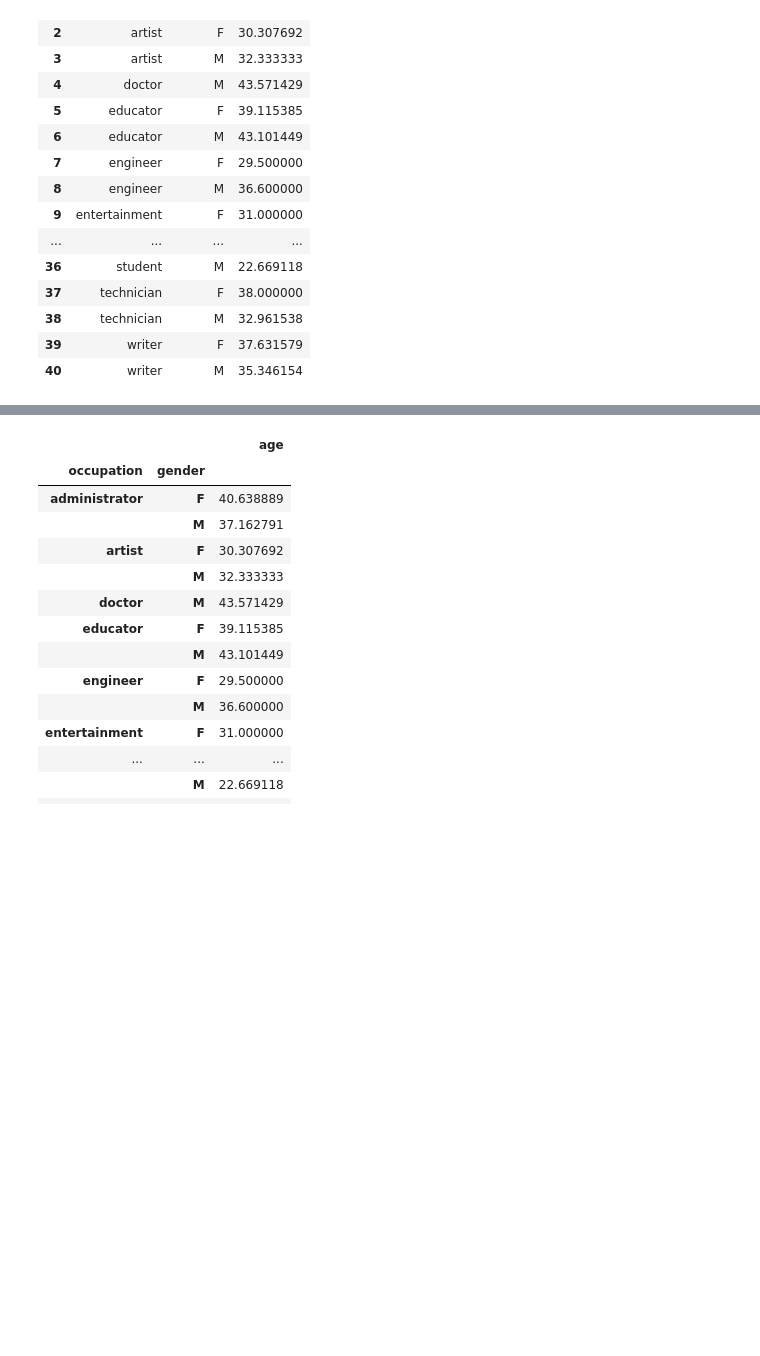
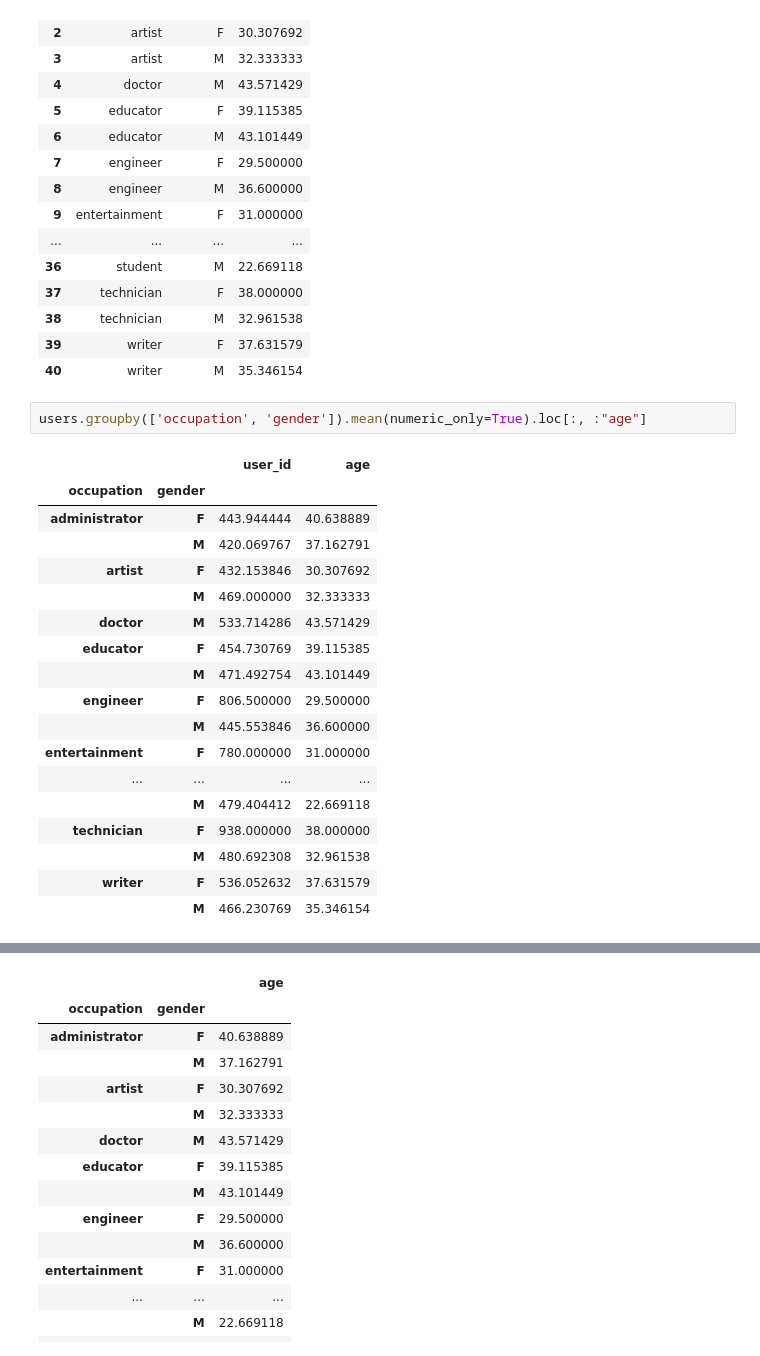
Before and after one commit to bgranda/0926_DS_Beatriz, a Jupyter notebook: 2-Analytics/2-Pandas/ejercicios/03_Grouping/Occupation/Occupation Grouping_corregido.ipynb, the cells around one changed output, grey strips where cells are left out. Saved outputs shown, nothing was run; the diff lists cells and outputs as text; blank space fills up the shorter version.

```diff
--- a/2-Analytics/2-Pandas/ejercicios/03_Grouping/Occupation/Occupation Grouping_corregido.ipynb
+++ b/2-Analytics/2-Pandas/ejercicios/03_Grouping/Occupation/Occupation Grouping_corregido.ipynb
@@ -353,3 +396,24 @@ users.groupby(['occupation', 'gender'])['age'].mean().reset_index()
 | 38 | technician | M | 32.961538 |
 | 39 | writer | F | 37.631579 |
 | 40 | writer | M | 35.346154 |
+# %%
+users.groupby(['occupation', 'gender']).mean(numeric_only=True).loc[:, :"age"]
+# %% [output]
+|  |  | user_id | age |
+| occupation | gender |  |  |
+| administrator | F | 443.944444 | 40.638889 |
+|  | M | 420.069767 | 37.162791 |
+| artist | F | 432.153846 | 30.307692 |
+|  | M | 469.000000 | 32.333333 |
+| doctor | M | 533.714286 | 43.571429 |
+| educator | F | 454.730769 | 39.115385 |
+|  | M | 471.492754 | 43.101449 |
+| engineer | F | 806.500000 | 29.500000 |
+|  | M | 445.553846 | 36.600000 |
+| entertainment | F | 780.000000 | 31.000000 |
+| ... | ... | ... | ... |
+|  | M | 479.404412 | 22.669118 |
+| technician | F | 938.000000 | 38.000000 |
+|  | M | 480.692308 | 32.961538 |
+| writer | F | 536.052632 | 37.631579 |
+|  | M | 466.230769 | 35.346154 |
```
Also changed, not shown: parts of 5 cells of this notebook.
